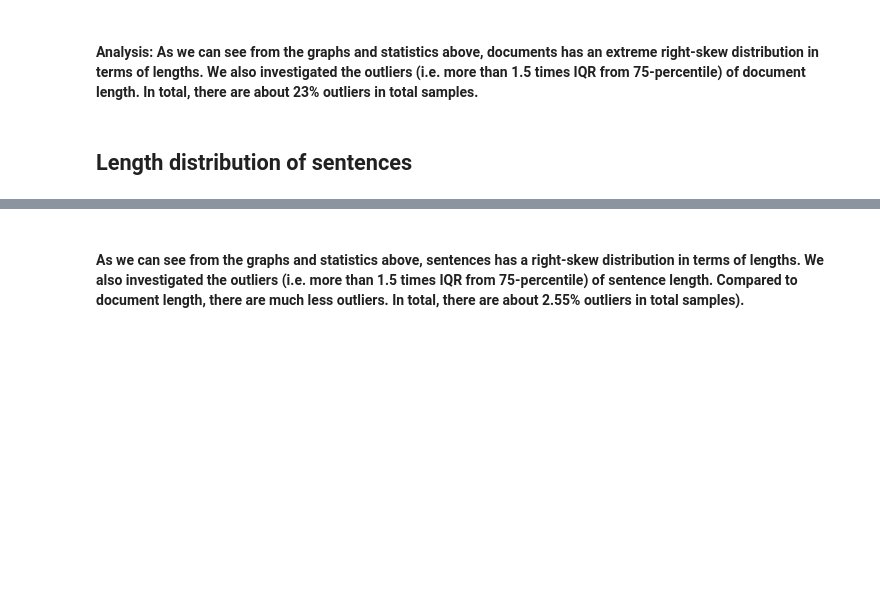
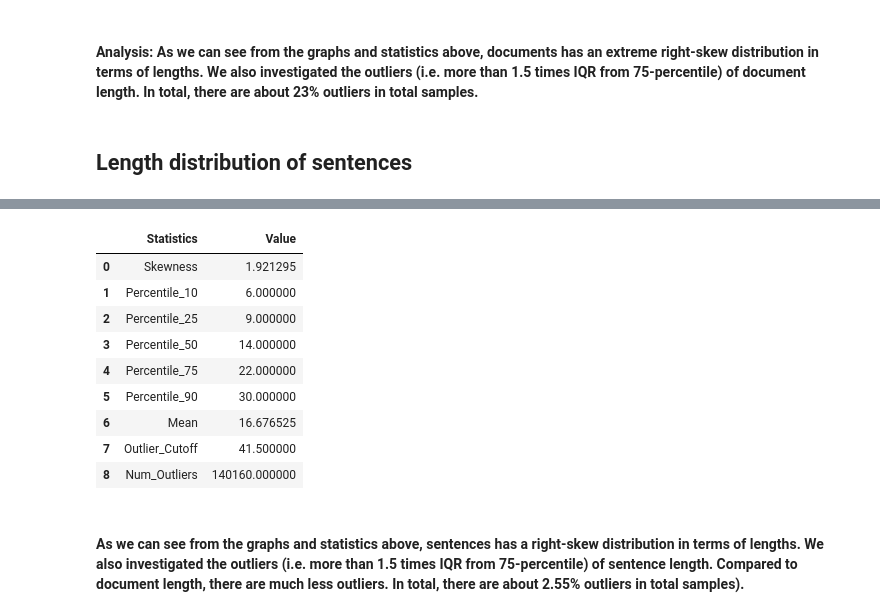
Before and after one commit to YichunRen/AutoPhrase, a Jupyter notebook: notebooks/eda_notebook.ipynb, the cells around one changed output, grey strips where cells are left out. Cells and saved outputs as stored; diff of their text form; code cells hidden in the pictures; blank space fills up the shorter version.

```diff
--- a/notebooks/eda_notebook.ipynb
+++ b/notebooks/eda_notebook.ipynb
@@ -63,5 +91,16 @@ sns.boxplot(sent_length).set_title('Distribution of Sentence Length')
 # %%
-pd.read_csv('../data/eda_files/sent_stats.csv', index_col=0)
+pd.read_csv('../data/eda/eda_files/sent_stats.csv', index_col=0)
+# %% [output]
+|  | Statistics | Value |
+| 0 | Skewness | 1.921295 |
+| 1 | Percentile_10 | 6.000000 |
+| 2 | Percentile_25 | 9.000000 |
+| 3 | Percentile_50 | 14.000000 |
+| 4 | Percentile_75 | 22.000000 |
+| 5 | Percentile_90 | 30.000000 |
+| 6 | Mean | 16.676525 |
+| 7 | Outlier_Cutoff | 41.500000 |
+| 8 | Num_Outliers | 140160.000000 |
 # %% [markdown]
 #### As we can see from the graphs and statistics above,  sentences has a right-skew distribution in terms of lengths.  We also investigated the outliers (i.e. more than 1.5 times IQR from 75-percentile) of sentence length. Compared to document length, there are much less outliers. In total, there are about 2.55% outliers in total samples).
 # %% [markdown]
```
Also changed, not shown: parts of 13 cells of this notebook, 1 other file.
